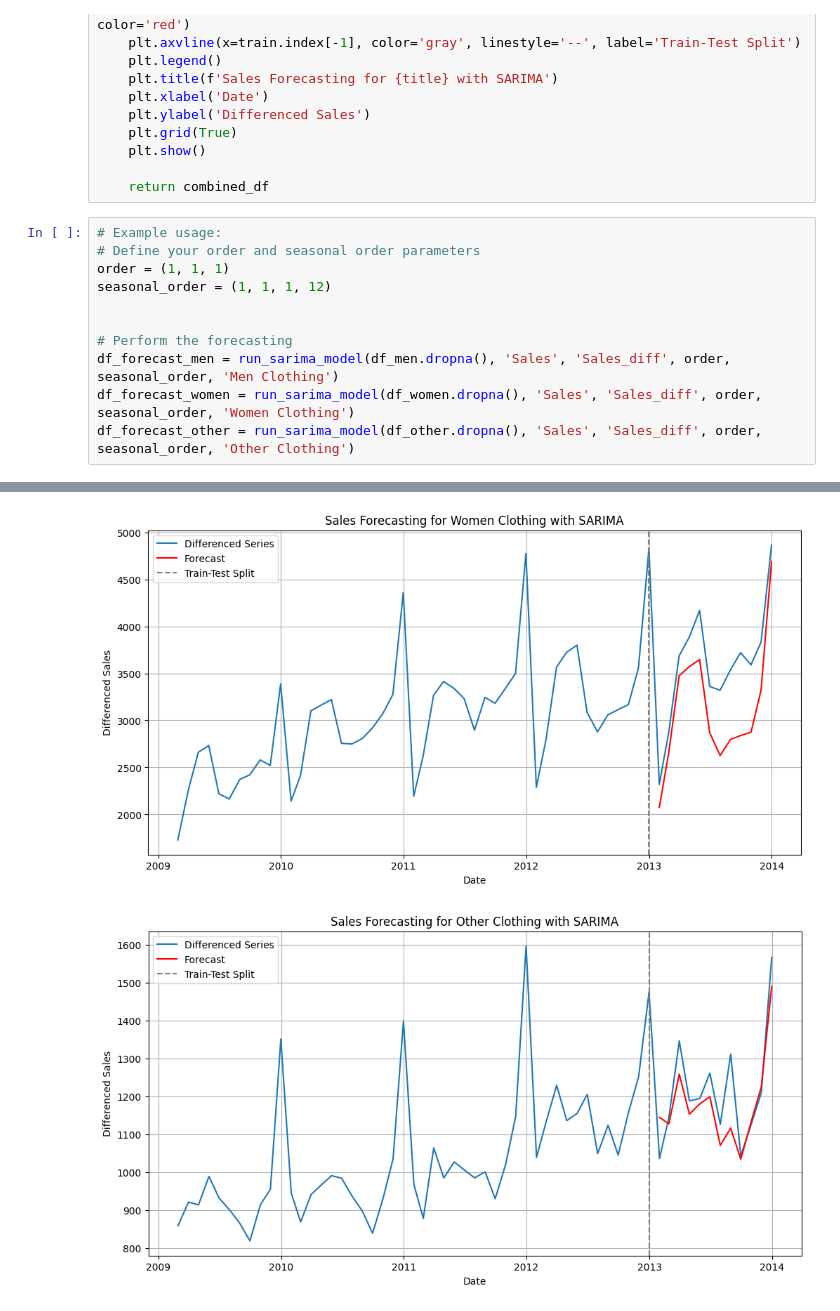
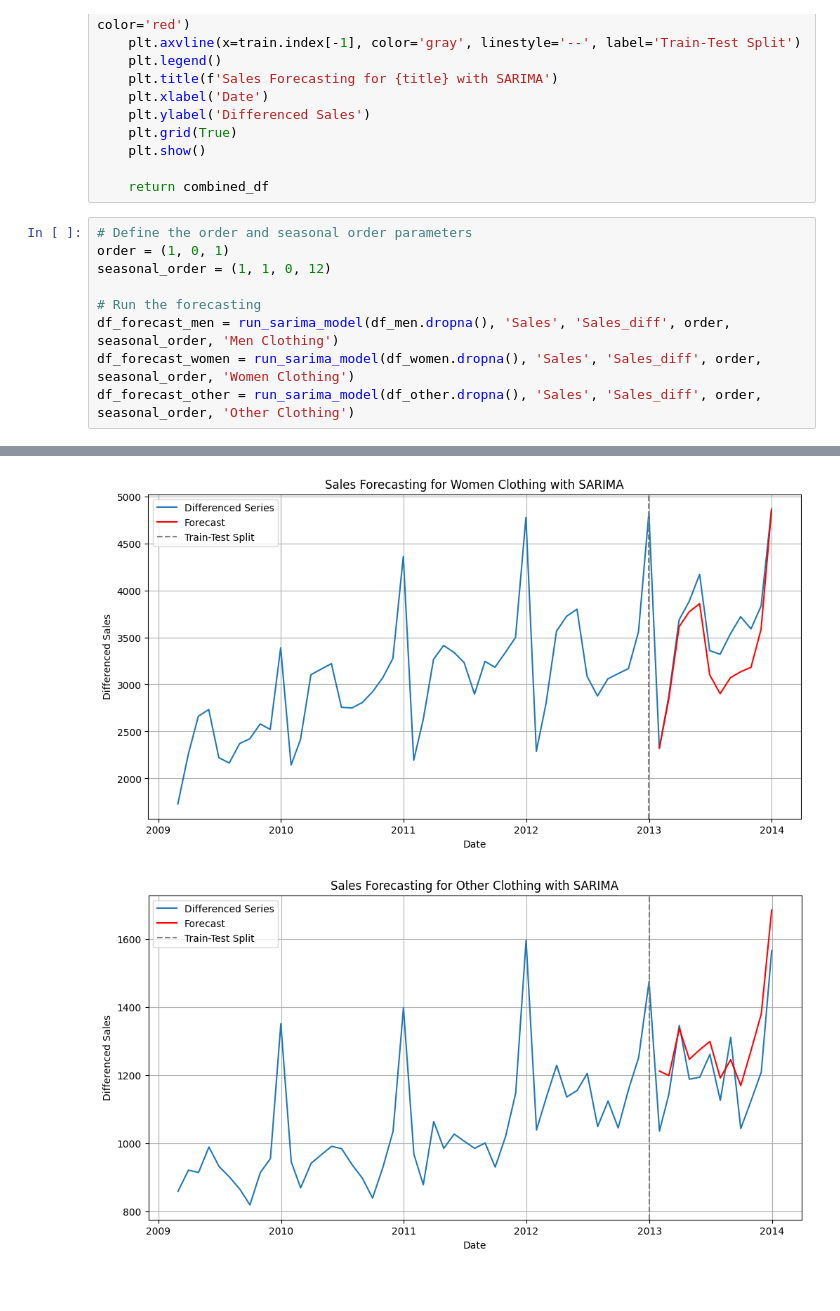
Before and after one commit to qfattah/Walmart-Sales-Forecasting, a Jupyter notebook: Walmart_Sales_Forecat.ipynb, the cells around one changed output, grey strips where cells are left out. Saved outputs shown, nothing was run; the diff lists cells and outputs as text.

```diff
--- a/Walmart_Sales_Forecat.ipynb
+++ b/Walmart_Sales_Forecat.ipynb
@@ -370,13 +372,11 @@ def run_sarima_model(df, sales_column, differenced_column, order, seasonal_order
 
     return combined_df
 # %%
-# Example usage:
-# Define your order and seasonal order parameters
-order = (1, 1, 1)
-seasonal_order = (1, 1, 1, 12)
+# Define the order and seasonal order parameters
+order = (1, 0, 1)
+seasonal_order = (1, 1, 0, 12)
 
-
-# Perform the forecasting
+# Run the forecasting
 df_forecast_men = run_sarima_model(df_men.dropna(), 'Sales', 'Sales_diff', order, seasonal_order, 'Men Clothing')
 df_forecast_women = run_sarima_model(df_women.dropna(), 'Sales', 'Sales_diff', order, seasonal_order, 'Women Clothing')
 df_forecast_other = run_sarima_model(df_other.dropna(), 'Sales', 'Sales_diff', order, seasonal_order, 'Other Clothing')
@@ -385,2 +385,2 @@ df_forecast_other = run_sarima_model(df_other.dropna(), 'Sales', 'Sales_diff', o
-[figure, old version]
+[figure, new version]
-[figure, old version]
+[figure, new version]
```
Also changed, not shown: parts of 8 cells of this notebook.
